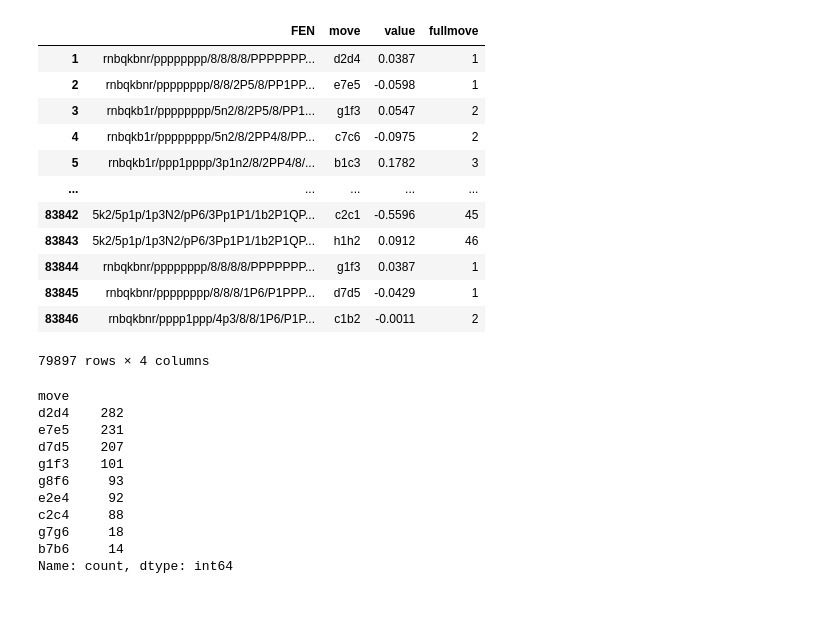
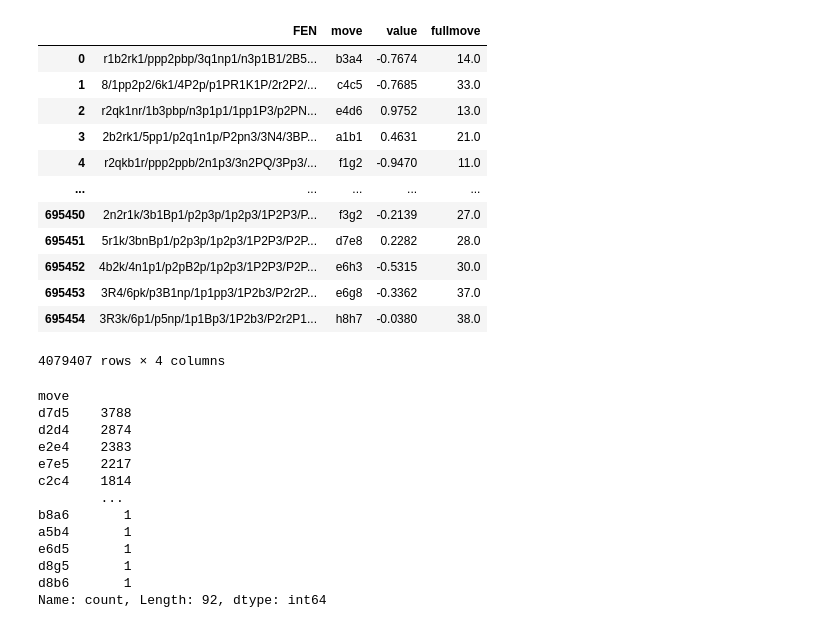
Before and after one commit to xxjcaxx/ChessAIThon, a Jupyter notebook: training/convert.ipynb, the cells around one changed output. Saved outputs shown, nothing was run; the diff lists cells and outputs as text; code cells hidden in the pictures.

```diff
--- a/training/convert.ipynb
+++ b/training/convert.ipynb
@@ -56,3 +59,8 @@ def analizar_dataframe(df, columna='value'):
 
 # Uso:
 # analizar_dataframe(mi_dataframe)
+# %%
+df00 = pd.read_csv("lc0_all_fens.csv")
+df01 = pd.read_csv("lc0_normal_fens.csv")
+df02 = pd.read_csv("lc0_middlegame_fens_move_value.csv")
+df02
@@ -59,5 +81,6 @@ def analizar_dataframe(df, columna='value'):
 # %%
-df0 = pd.read_csv("lc0_normal_fens.csv")
+df0 = pd.concat([df00, df01, df02]) #, df01, df02])
+
 converted = pd.to_numeric(df0['value'], errors="coerce")
 df0["value"] = pd.to_numeric(df0["value"], errors="coerce")
 df0 = df0.dropna(subset=["value"])
@@ -150,55 +169,61 @@ Ceros absolutos: 233025 (15.96%)
 # %%
 def get_fullmove(fen):
     try:
         return int(fen.split()[-1])
     except (ValueError, AttributeError, IndexError):
         return None  # o np.nan
 
 df0["fullmove"] = df0["FEN"].apply(get_fullmove)
 df0 = df0[df0["fullmove"].notna()]
 df_filtered = df0[
     ~((df0["fullmove"] > 100) & (df0["value"].abs() < 0.05))
 ]
 
 replacement_moves = ['e2e4', 'c2c4', 'g1f3']
 mask = (df_filtered['fullmove'] == 1) & (df_filtered['move'] == 'd2d4')
 idx_to_replace = df_filtered[mask].index
 
 # Tomamos un 50% al azar de estas filas
 n_replace = int(len(idx_to_replace) * 0.5)
 replace_indices = np.random.choice(idx_to_replace, size=n_replace, replace=False)
 
 # Elegimos movimientos de reemplazo al azar
-df_filtered.loc[replace_indices, 'move'] = np.random.choice(replacement_moves, size=n_replace, replace=True)
+#df_filtered.loc[replace_indices, 'move'] = np.random.choice(replacement_moves, size=n_replace, replace=True)
 
+df_filtered.loc[replace_indices, 'move'] = pd.Series(
+    np.random.choice(replacement_moves, size=n_replace, replace=True),
+    index=replace_indices
+)
 
 df_filtered
 # %% [output]
 |  | FEN | move | value | fullmove |
-| 1 | rnbqkbnr/pppppppp/8/8/8/8/PPPPPPP... | d2d4 | 0.0387 | 1 |
-| 2 | rnbqkbnr/pppppppp/8/8/2P5/8/PP1PP... | e7e5 | -0.0598 | 1 |
-| 3 | rnbqkb1r/pppppppp/5n2/8/2P5/8/PP1... | g1f3 | 0.0547 | 2 |
-| 4 | rnbqkb1r/pppppppp/5n2/8/2PP4/8/PP... | c7c6 | -0.0975 | 2 |
-| 5 | rnbqkb1r/ppp1pppp/3p1n2/8/2PP4/8/... | b1c3 | 0.1782 | 3 |
+| 0 | r1b2rk1/ppp2pbp/3q1np1/n3p1B1/2B5... | b3a4 | -0.7674 | 14.0 |
+| 1 | 8/1pp2p2/6k1/4P2p/p1PR1K1P/2r2P2/... | c4c5 | -0.7685 | 33.0 |
+| 2 | r2qk1nr/1b3pbp/n3p1p1/1pp1P3/p2PN... | e4d6 | 0.9752 | 13.0 |
+| 3 | 2b2rk1/5pp1/p2q1n1p/P2pn3/3N4/3BP... | a1b1 | 0.4631 | 21.0 |
+| 4 | r2qkb1r/ppp2ppb/2n1p3/3n2PQ/3Pp3/... | f1g2 | -0.9470 | 11.0 |
 | ... | ... | ... | ... | ... |
-| 83842 | 5k2/5p1p/1p3N2/pP6/3Pp1P1/1b2P1QP... | c2c1 | -0.5596 | 45 |
-| 83843 | 5k2/5p1p/1p3N2/pP6/3Pp1P1/1b2P1QP... | h1h2 | 0.0912 | 46 |
-| 83844 | rnbqkbnr/pppppppp/8/8/8/8/PPPPPPP... | g1f3 | 0.0387 | 1 |
-| 83845 | rnbqkbnr/pppppppp/8/8/8/1P6/P1PPP... | d7d5 | -0.0429 | 1 |
-| 83846 | rnbqkbnr/pppp1ppp/4p3/8/8/1P6/P1P... | c1b2 | -0.0011 | 2 |
+| 695450 | 2n2r1k/3b1Bp1/p2p3p/1p2p3/1P2P3/P... | f3g2 | -0.2139 | 27.0 |
+| 695451 | 5r1k/3bnBp1/p2p3p/1p2p3/1P2P3/P2P... | d7e8 | 0.2282 | 28.0 |
+| 695452 | 4b2k/4n1p1/p2pB2p/1p2p3/1P2P3/P2P... | e6h3 | -0.5315 | 30.0 |
+| 695453 | 3R4/6pk/p3B1np/1p1pp3/1P2b3/P2r2P... | e6g8 | -0.3362 | 37.0 |
+| 695454 | 3R3k/6p1/p5np/1p1Bp3/1P2b3/P2r2P1... | h8h7 | -0.0380 | 38.0 |
-79897 rows × 4 columns
+4079407 rows × 4 columns
 # %%
-df_starts = df_filtered[(df_filtered["fullmove"] == 1)]
+df_starts = df_filtered[(df_filtered["fullmove"] == 2)]
 df_starts['move'].value_counts()
 # %% [output]
 move
-d2d4    282
-e7e5    231
-d7d5    207
-g1f3    101
-g8f6     93
-e2e4     92
-c2c4     88
-g7g6     18
-b7b6     14
-Name: count, dtype: int64
+d7d5    3788
+d2d4    2874
+e2e4    2383
+e7e5    2217
+c2c4    1814
+        ...
+b8a6       1
+a5b4       1
+e6d5       1
+d8g5       1
+d8b6       1
+Name: count, Length: 92, dtype: int64
```
Also changed, not shown: parts of 23 cells of this notebook, 3 other files.
